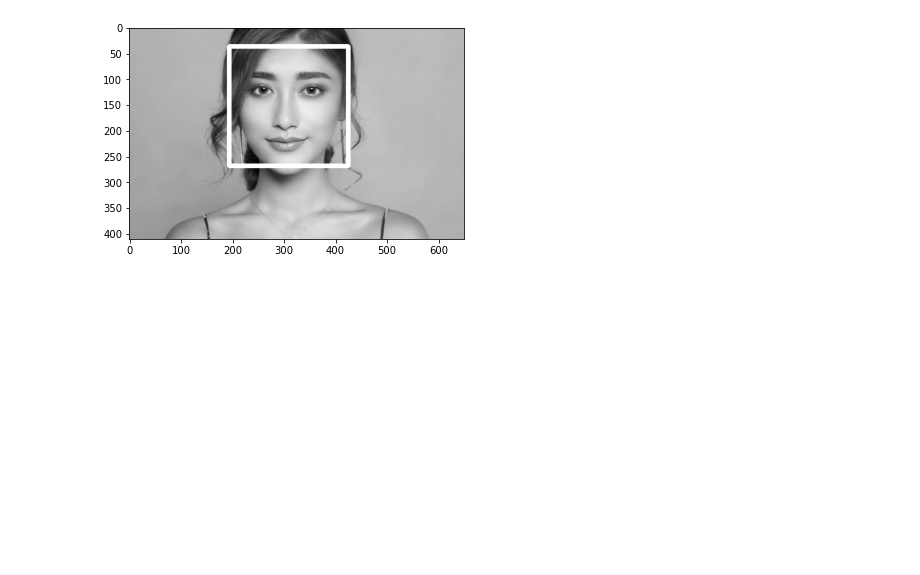
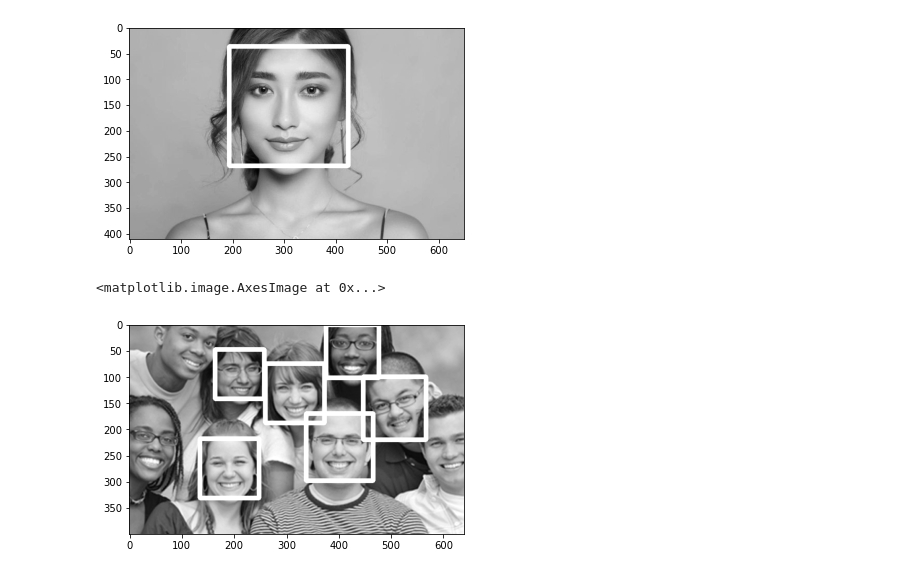
Before and after one commit to romedal/ML_FaceDetection, a Jupyter notebook: FaceDetection.ipynb, the cells around one changed output. Saved outputs shown, nothing was run; the diff lists cells and outputs as text; code cells hidden in the pictures; blank space fills up the shorter version.

Commit message:
Multiface detection

```diff
--- a/FaceDetection.ipynb
+++ b/FaceDetection.ipynb
@@ -33,3 +31,9 @@ plt.imshow(detection_result, cmap = "gray")
 # %% [output]
 <matplotlib.image.AxesImage at 0x...>
 [figure]
+# %%
+detection_result = detect_face(image2)
+plt.imshow(detection_result, cmap = "gray")
+# %% [output]
+<matplotlib.image.AxesImage at 0x...>
+[figure, added]
```
Also changed, not shown: parts of 1 cell of this notebook.
